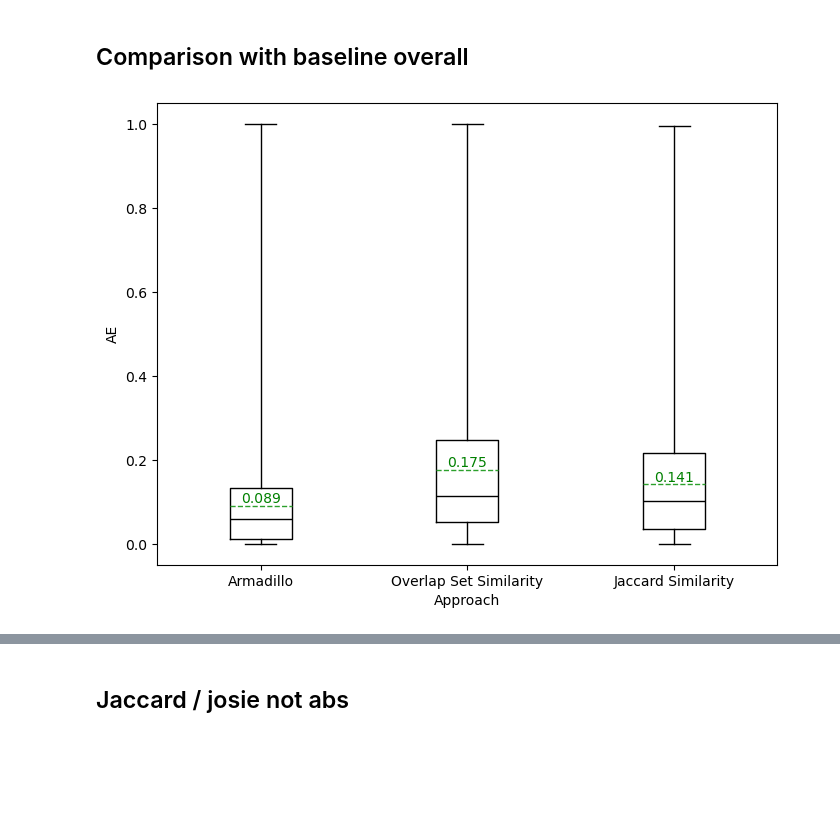
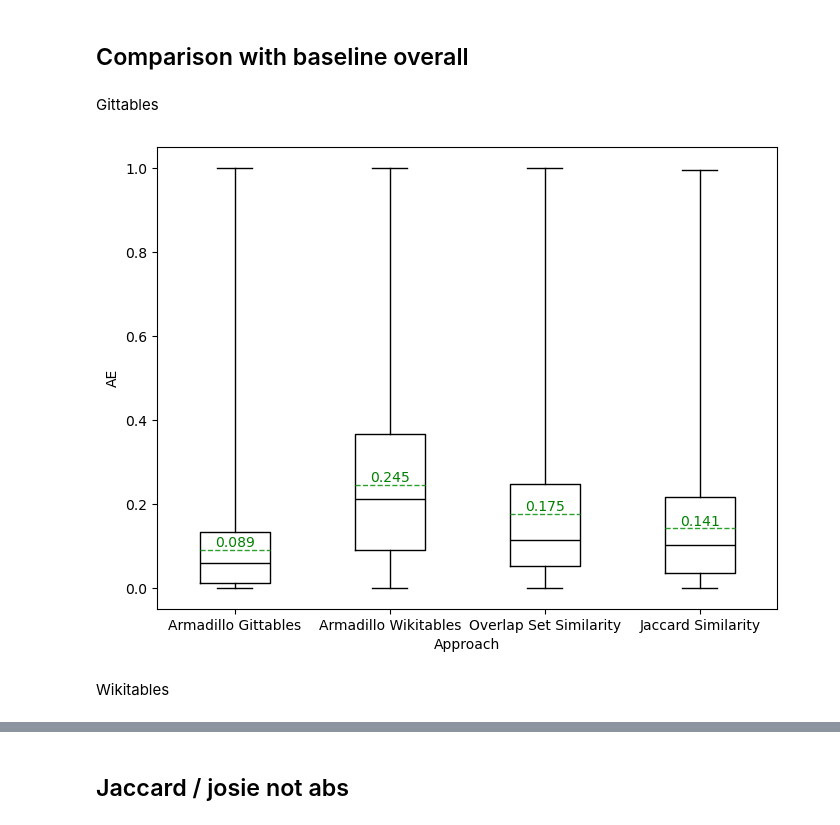
Before and after one commit to frapugna/GNNTE, a Jupyter notebook: _data_visualization.ipynb, the cells around one changed output, grey strips where cells are left out. Cells and saved outputs as stored; diff of their text form; code cells hidden in the pictures; blank space fills up the shorter version.

```diff
--- a/_data_visualization.ipynb
+++ b/_data_visualization.ipynb
@@ -258,7 +123,11 @@ visualize_area_scatter_plot('/home/francesco.pugnaloni/GNNTE/test_data/performan
 visualize_area_scatter_plot('/home/francesco.pugnaloni/GNNTE/test_data/performance/samples_enriched_for_plotting.csv', label_y='overlap_area_pred', label_x='overlap_area_true', logx=True, logy=True, plot_bisector=True)
 # %% [markdown]
 ## Comparison with baseline overall
+# %% [markdown]
+Gittables
 # %%
-plot_box_group('/home/francesco.pugnaloni/GNNTE/Datasets/1_Gittables/baseline_performances/test_set_similarities_gittables_with_armadillo_predictions.csv', label_list=['AE_armadillo', 'AE_josie','AE_jsim', ])
+plot_box_group('/home/francesco.pugnaloni/GNNTE/Datasets/1_Gittables/gittables_effectiveness_last_with_wiki.csv', label_list=['AE_armadillo', 'armadillo_wikitables_AE','AE_josie','AE_jsim'], out_pdf='/home/francesco.pugnaloni/GNNTE/GNNTE/mae_comparison_baseline_gittables.pdf')
 # %% [output]
-[figure, old version]
+[figure, new version]
+# %% [markdown]
+Wikitables
```
Also changed, not shown: parts of 64 cells of this notebook, 24 other files.
